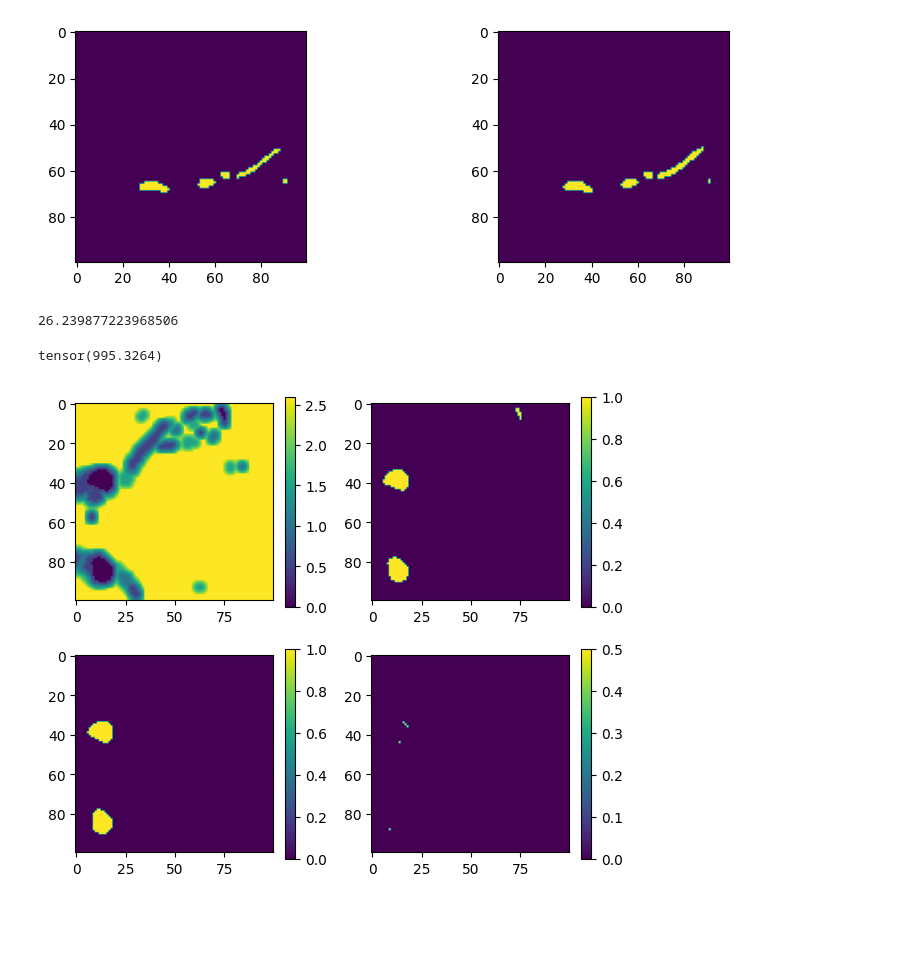
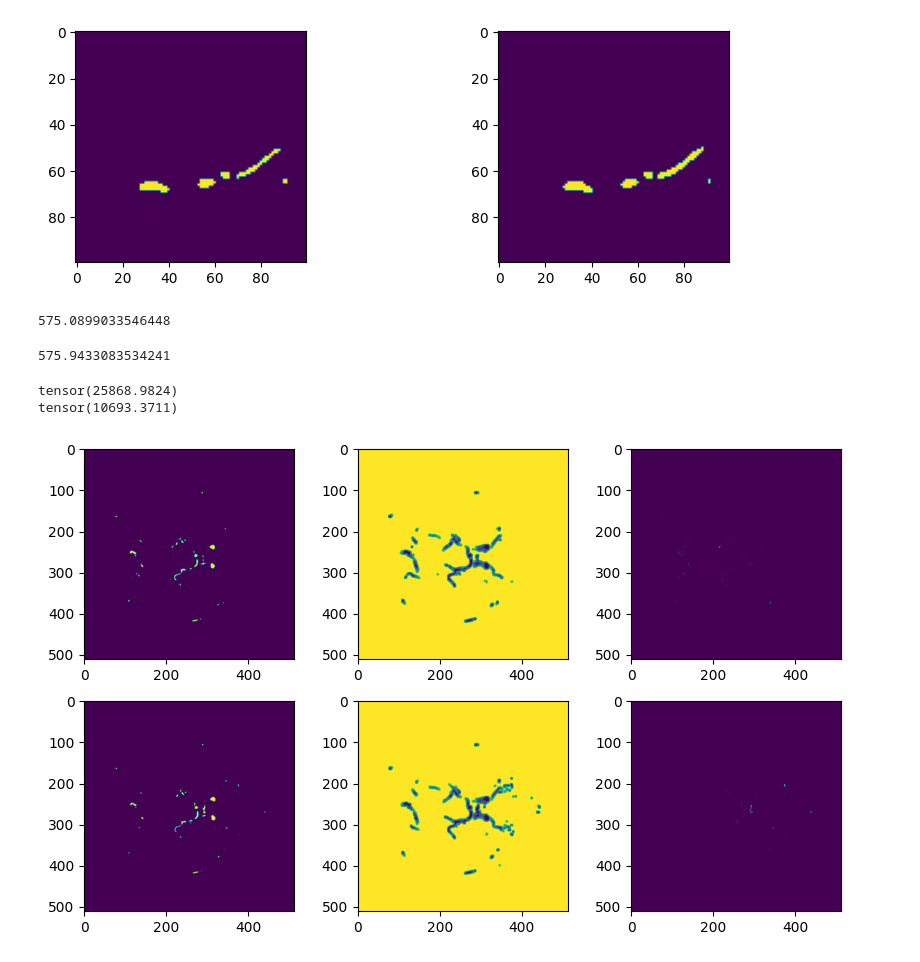
Before and after one commit to NotYourLady/MSRepo, a Jupyter notebook: VesselSegmentation/research/BrainExtract.ipynb, the cells around one changed output. Cells and saved outputs as stored; diff of their text form; code cells hidden in the pictures; blank space fills up the shorter version.

```diff
--- a/VesselSegmentation/research/BrainExtract.ipynb
+++ b/VesselSegmentation/research/BrainExtract.ipynb
@@ -119,46 +214,56 @@ def get_dist(img_part, dist_matrix, R):
     else:
         return 3**0.5*R
 # %%
-GT_img = vessels_img[200:300, 300:400]
-SEG_img = nn_img[200:300, 300:400]
+GT_img = vessels_img#[200:300, 300:400]
+SEG_img = nn_img#[200:300, 300:400]
 # %%
-t = time.time()
-
-R = 3
-dist_matrix = get_distanse_matrix(R)
-GT_img_pad = pad_img(GT_img, R)
-
-SIZE = GT_img.shape
-dist_img = torch.zeros(SIZE)
-for i in range(SIZE[0]):
-    for j in range(SIZE[1]):
-        for k in range(SIZE[2]):
-            if GT_img_pad[i+R, j+R, k+R]==0:
-                dist_img[i, j, k] = get_dist(GT_img_pad[i:i+2*R+1, j:j+2*R+1, k:k+2*R+1],
-                                    dist_matrix, R)
-print(time.time() - t)
+def get_dist_img(img, R):
+    t = time.time()
+    SIZE = img.shape
+    dist_matrix = get_distanse_matrix(R)
+    img_pad = pad_img(img, R)
+    dist_img = torch.zeros(SIZE)
+    for i in range(SIZE[0]):
+        for j in range(SIZE[1]):
+            for k in range(SIZE[2]):
+                if img_pad[i+R, j+R, k+R]==0:
+                    dist_img[i, j, k] = get_dist(img_pad[i:i+2*R+1, j:j+2*R+1, k:k+2*R+1],
+                                           dist_matrix, R)
+    print(time.time() - t)
+    return(dist_img)
-# %% [output]
-26.239877223968506
+# %%
+dist_img_GT = get_dist_img(GT_img, R=3)
+# %% [output]
+575.0899033546448
+# %%
+dist_img_SEG = get_dist_img(SEG_img, R=3)
+# %% [output]
+575.9433083534241
 # %%
 idx = 25
-fig, ax = plt.subplots(2, 2, figsize=(7, 6))
-to_show = dist_img*1
-to_show[to_show<7]*=0.5
+# to_show = dist_img*1
+# to_show[to_show<7]*=0.5
+fig, ax = plt.subplots(2, 3, figsize=(10, 6))
 
-im0 = ax[0][0].imshow(to_show[:, :, idx])
-im1 = ax[0][1].imshow(GT_img[:, :, idx])
-im2 = ax[1][0].imshow(SEG_img[:, :, idx])
-im3 = ax[1][1].imshow((to_show*SEG_img)[:, :, idx])
+im00 = ax[0][0].imshow(SEG_img[:, :, idx])
+im10 = ax[1][0].imshow(GT_img[:, :, idx])
+im01 = ax[0][1].imshow(dist_img_SEG[:, :, idx])
+im11 = ax[1][1].imshow(dist_img_GT[:, :, idx])
+im02 = ax[0][2].imshow((dist_img_GT*SEG_img)[:, :, idx])
+im12 = ax[1][2].imshow((dist_img_SEG*GT_img)[:, :, idx])
 
 plt.colorbar(im0)
 plt.colorbar(im1)
 plt.colorbar(im2)
 plt.colorbar(im3)
 
-(SEG_img*to_show).sum()
+
+print((dist_img_GT*SEG_img).sum())
+print((dist_img_SEG*GT_img).sum())
 # %% [output]
-tensor(995.3264)
+tensor(25868.9824)
+tensor(10693.3711)
-[figure, old version]
+[figure, new version]
 # %%
 H = np.histogram((to_show*SEG_img).numpy())
 H
```
Also changed, not shown: parts of 12 cells of this notebook, 25 other files.
